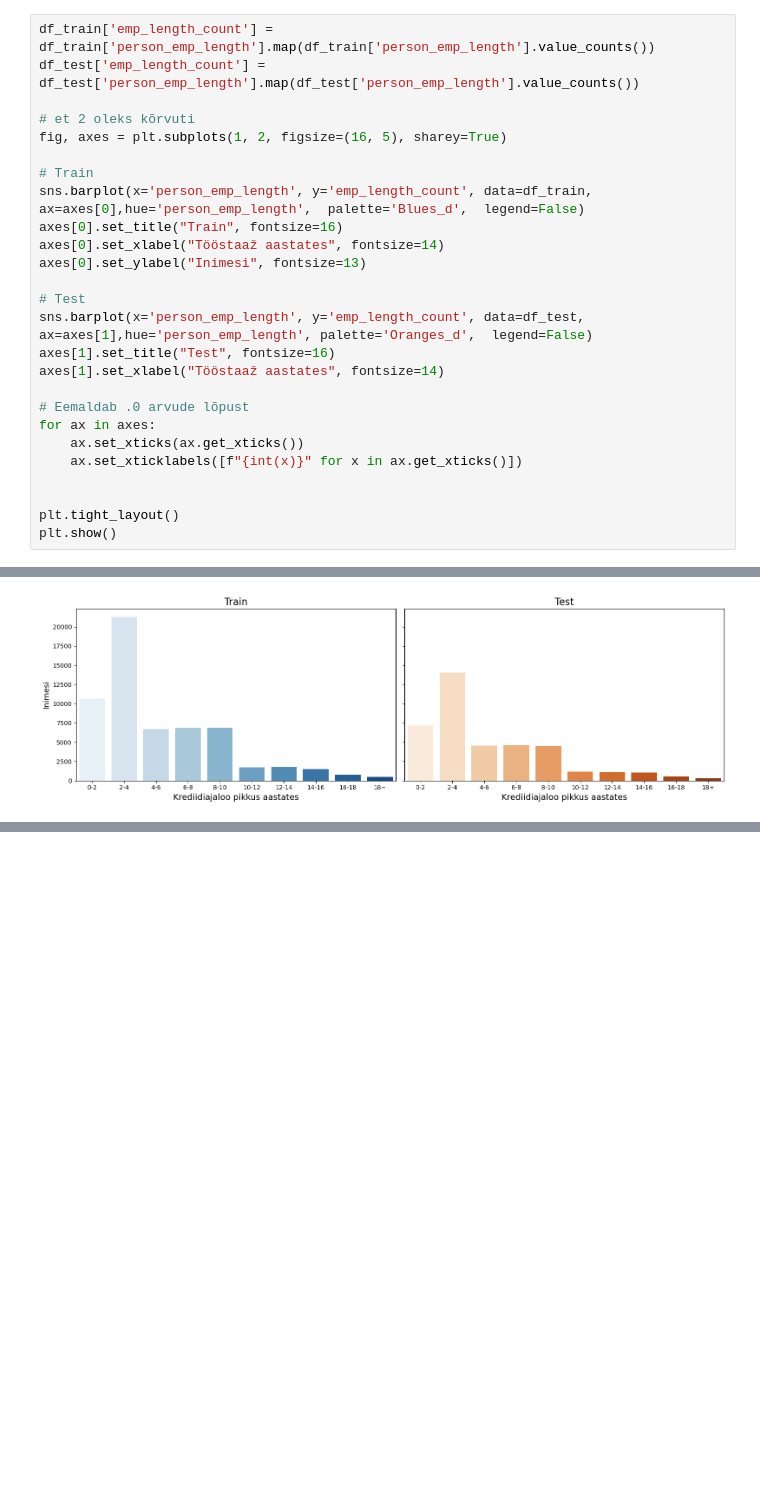
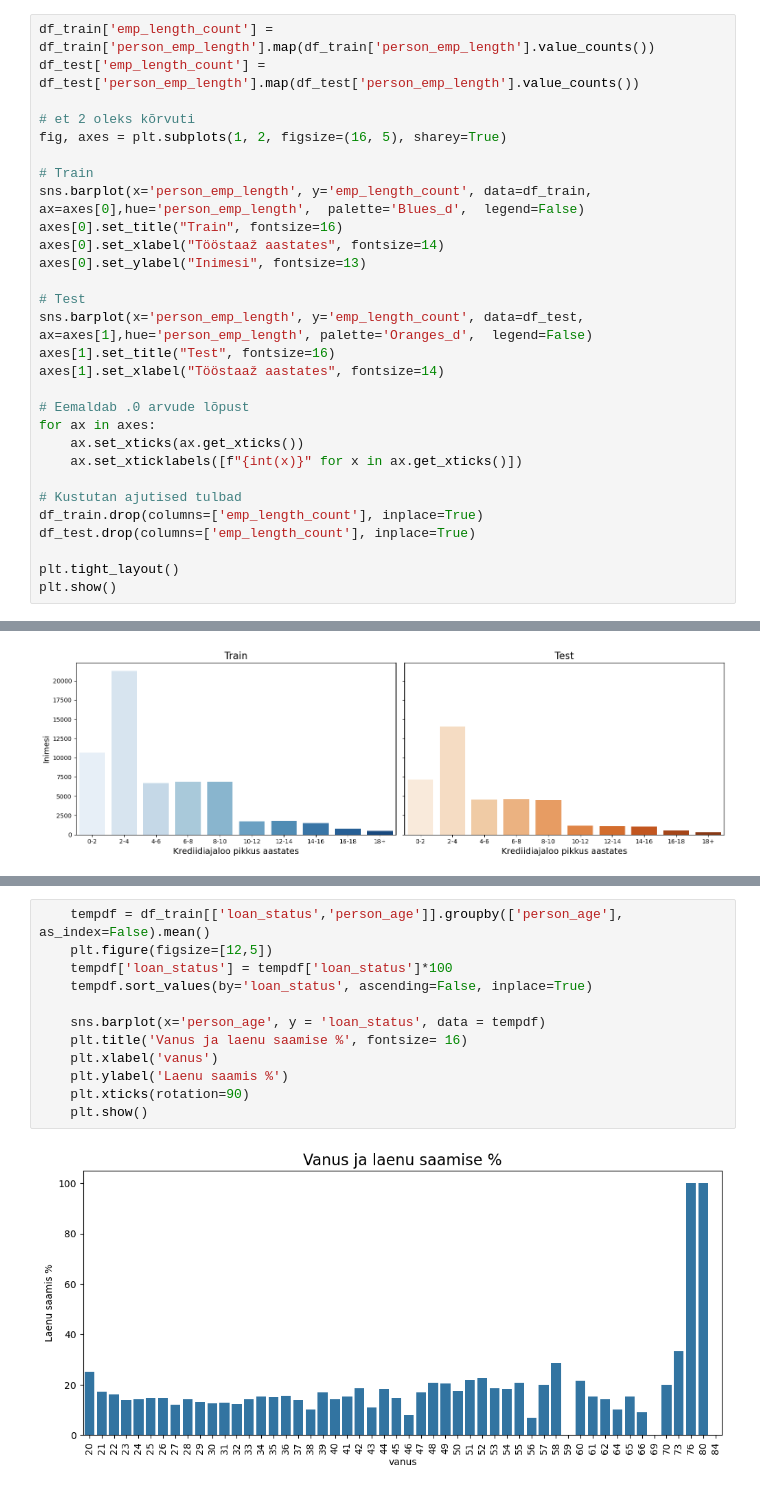
Before and after one commit to madispuu/Loan_Approval_Prediction, a Jupyter notebook: TEAM.ipynb, the cells around one changed output, grey strips where cells are left out. Cells and saved outputs as stored; diff of their text form; blank space fills up the shorter version.

```diff
--- a/TEAM.ipynb
+++ b/TEAM.ipynb
@@ -294,6 +294,9 @@ for ax in axes:
     ax.set_xticks(ax.get_xticks())
     ax.set_xticklabels([f"{int(x)}" for x in ax.get_xticks()])
 
+# Kustutan ajutised tulbad
+df_train.drop(columns=['emp_length_count'], inplace=True)
+df_test.drop(columns=['emp_length_count'], inplace=True)
 
 plt.tight_layout()
 plt.show()
@@ -640,0 +646,14 @@ plt.show()
+# %%
+    tempdf = df_train[['loan_status','person_age']].groupby(['person_age'], as_index=False).mean()
+    plt.figure(figsize=[12,5])
+    tempdf['loan_status'] = tempdf['loan_status']*100
+    tempdf.sort_values(by='loan_status', ascending=False, inplace=True)
+
+    sns.barplot(x='person_age', y = 'loan_status', data = tempdf)
+    plt.title('Vanus ja laenu saamise %', fontsize= 16)
+    plt.xlabel('vanus')
+    plt.ylabel('Laenu saamis %')
+    plt.xticks(rotation=90)
+    plt.show()
+# %% [output]
+[figure, added]
```
Also changed, not shown: parts of 24 cells of this notebook.
